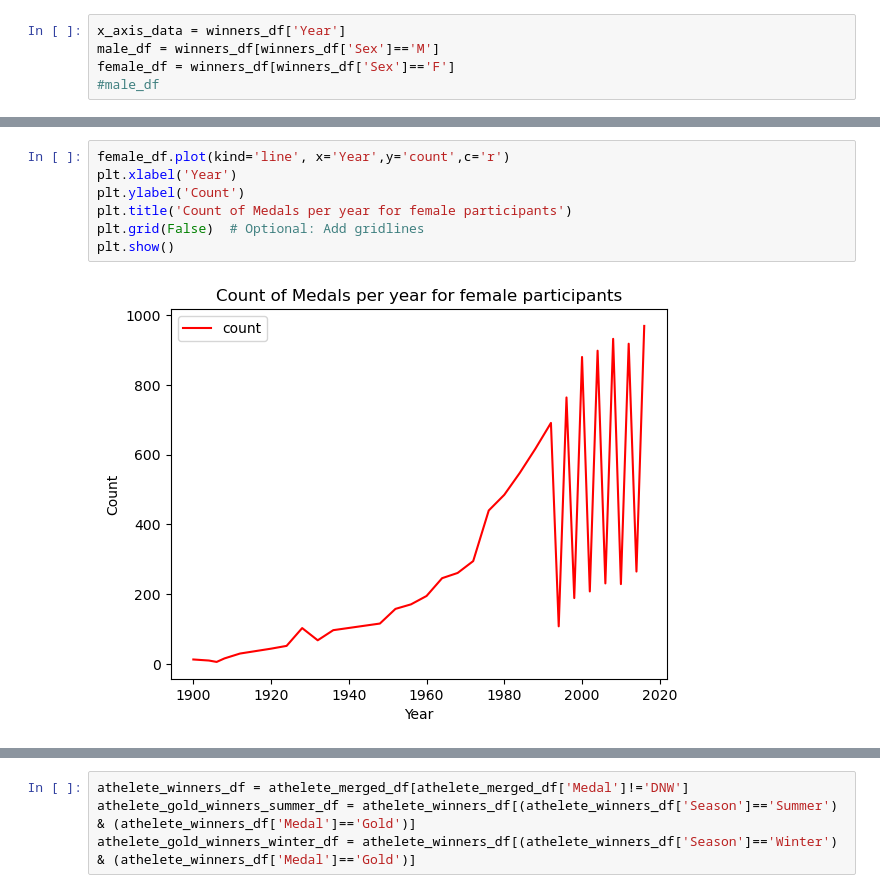
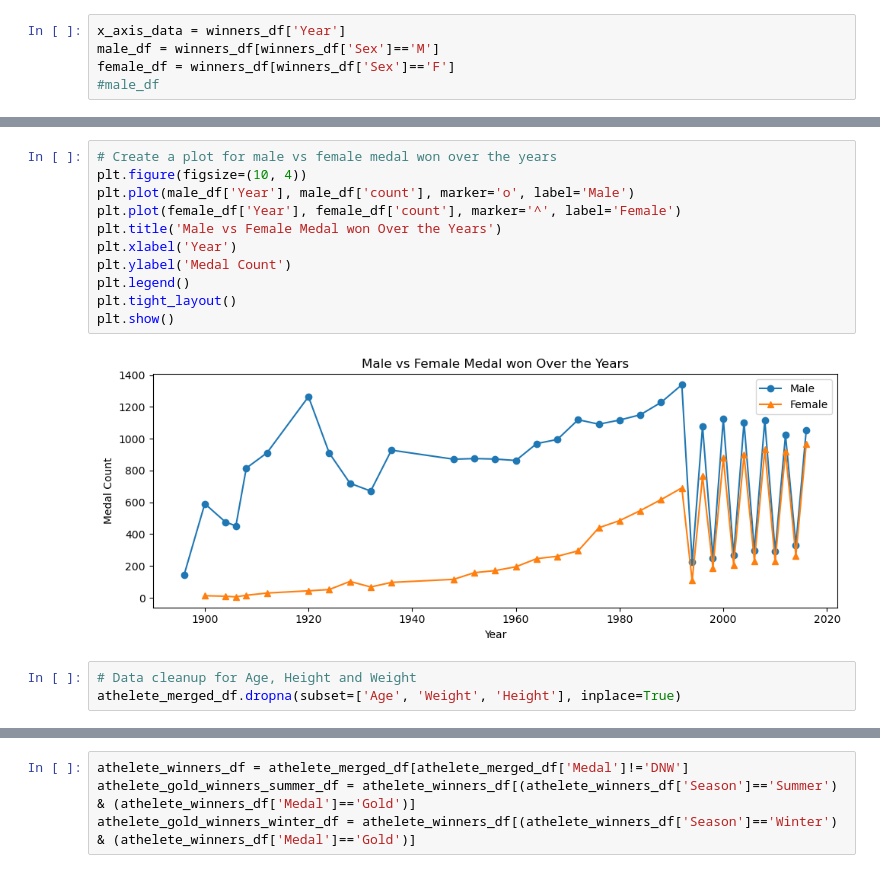
Before and after one commit to soumyaranjanswaincan/Olympic-Data-Analysis, a Jupyter notebook: Olympic Data Analysis/athelete.ipynb, the cells around one changed output, grey strips where cells are left out. Drawn from its saved outputs; the diff is of its cells as text.

```diff
--- a/Olympic Data Analysis/athelete.ipynb
+++ b/Olympic Data Analysis/athelete.ipynb
@@ -136,12 +127,19 @@ plt.show()
-# %%
-female_df.plot(kind='line', x='Year',y='count',c='r')
-plt.xlabel('Year')
-plt.ylabel('Count')
-plt.title('Count of Medals per year for female participants')
-plt.grid(False)  # Optional: Add gridlines
-plt.show()
-# %% [output]
-[figure, removed]
+# %%
+# Create a plot for male vs female medal won over the years
+plt.figure(figsize=(10, 4))
+plt.plot(male_df['Year'], male_df['count'], marker='o', label='Male')
+plt.plot(female_df['Year'], female_df['count'], marker='^', label='Female')
+plt.title('Male vs Female Medal won Over the Years')
+plt.xlabel('Year')
+plt.ylabel('Medal Count')
+plt.legend()
+plt.tight_layout()
+plt.show()
+# %% [output]
+[figure, added]
+# %%
+# Data cleanup for Age, Height and Weight
+athelete_merged_df.dropna(subset=['Age', 'Weight', 'Height'], inplace=True)
 # %%
 # Generate a box plot that shows the distrubution of the total male and female participants.
 athelete_clean_df = athelete_merged_df[athelete_merged_df['Age'].notnull()]
```
Also changed, not shown: parts of 12 cells of this notebook, 1 other file.
